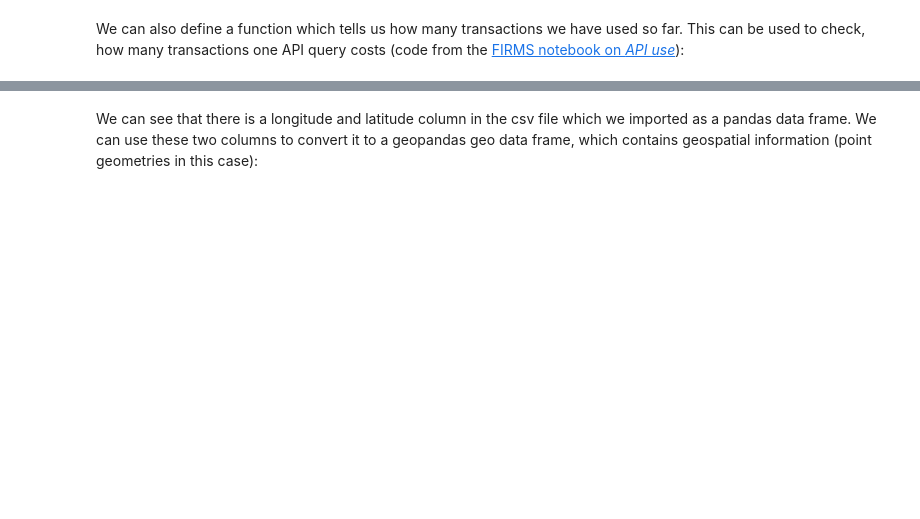
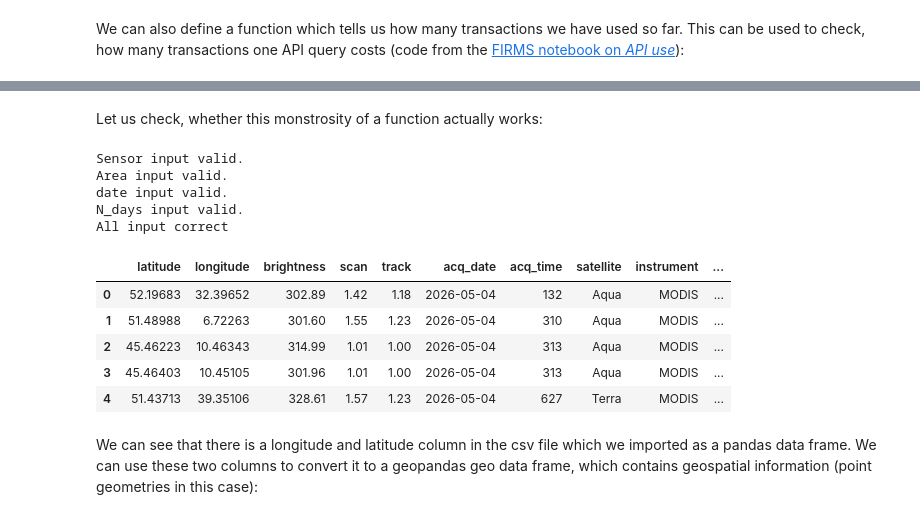
Before and after one commit to paulgeog/SDS210-wildifres-project, a Jupyter notebook: notebooks/wildfires.ipynb, the cells around one changed output, grey strips where cells are left out. Saved outputs shown, nothing was run; the diff lists cells and outputs as text; code cells hidden in the pictures; blank space fills up the shorter version.

```diff
--- a/notebooks/wildfires.ipynb
+++ b/notebooks/wildfires.ipynb
@@ -84,3 +296,20 @@ This query used 36 transactions.
+# %% [markdown]
+Let us check, whether this monstrosity of a function actually works:
+# %%
+df_area = area_api_query('MODIS_NRT', area= 'Europe', n_days=5)
+display(df_area.head())
+# %% [output]
+Sensor input valid.
+Area input valid.
+date input valid.
+N_days input valid.
+All input correct
+|  | latitude | longitude | brightness | scan | track | acq_date | acq_time | satellite | instrument | ... |
+| 0 | 52.19683 | 32.39652 | 302.89 | 1.42 | 1.18 | 2026-05-04 | 132 | Aqua | MODIS | ... |
+| 1 | 51.48988 | 6.72263 | 301.60 | 1.55 | 1.23 | 2026-05-04 | 310 | Aqua | MODIS | ... |
+| 2 | 45.46223 | 10.46343 | 314.99 | 1.01 | 1.00 | 2026-05-04 | 313 | Aqua | MODIS | ... |
+| 3 | 45.46403 | 10.45105 | 301.96 | 1.01 | 1.00 | 2026-05-04 | 313 | Aqua | MODIS | ... |
+| 4 | 51.43713 | 39.35106 | 328.61 | 1.57 | 1.23 | 2026-05-04 | 627 | Terra | MODIS | ... |
 # %% [markdown]
 We can see that there is a longitude and latitude column in the csv file which we imported as a pandas data frame. We can use these two columns to convert it to a geopandas geo data frame, which contains geospatial information (point geometries in this case):
 # %%
```
Also changed, not shown: parts of 11 cells of this notebook.
